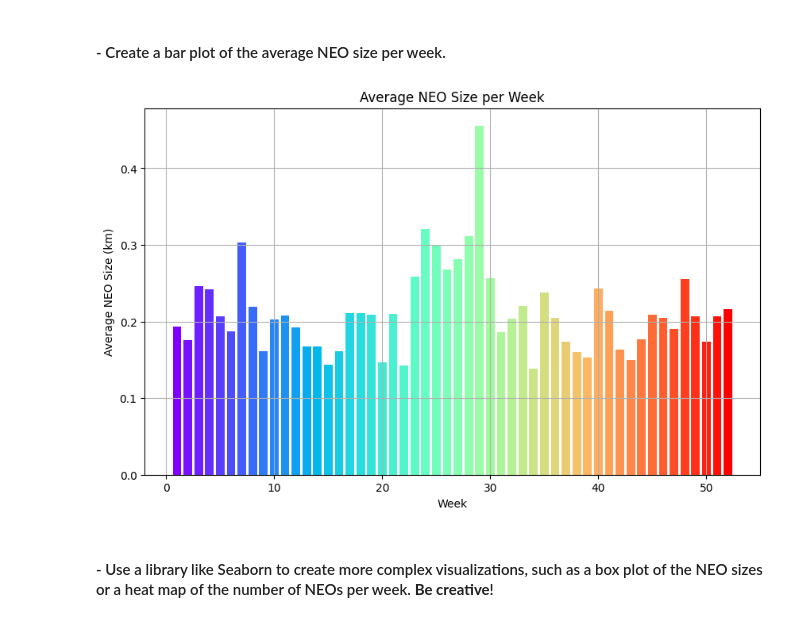
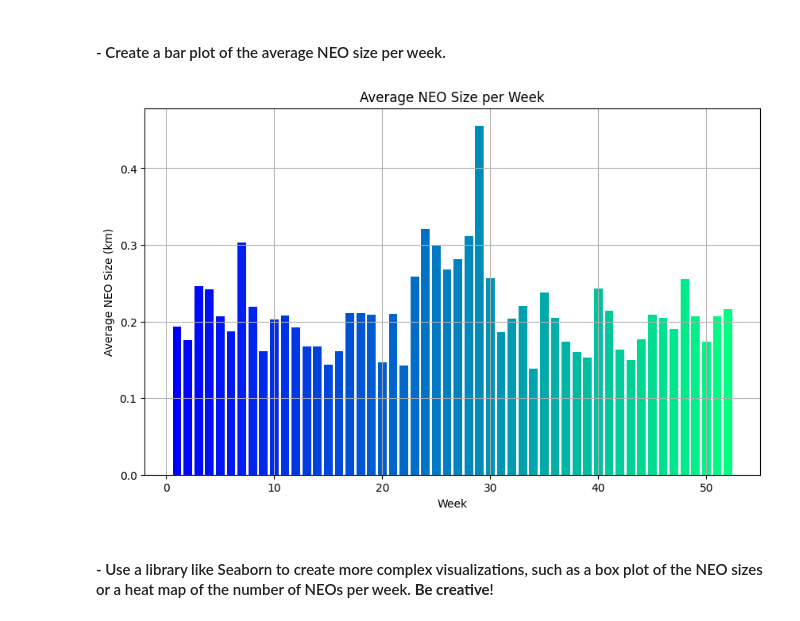
Before and after one commit to Strongside-87/Project-Delivery, a Jupyter notebook: 5_nasa_data_collection_and_visualization.ipynb, the cells around one changed output. Saved outputs shown, nothing was run; the diff lists cells and outputs as text; code cells hidden in the pictures.

```diff
--- a/5_nasa_data_collection_and_visualization.ipynb
+++ b/5_nasa_data_collection_and_visualization.ipynb
@@ -62,2 +62,19 @@ estimated_diameter: {'kilometers': {'estimated_diameter_min': 0.0278326768, 'est
 # %% [markdown]
 For the remaining tasks, you have to organize the data as pd.DataFrame so as to suit the specific need in each task. This part may require a considerably amount of efforts, which is normal in data science and analytics works.
+# %%
+import json
+import pandas as pd
+
+
+flattened_data = []
+for dff in data:
+    near_earth_objects = dff["near_earth_objects"]
+
+    for date, objects in near_earth_objects.items():
+        for obj in objects:
+            obj["close_approach_date"] = date
+            flattened_data.append(obj)
+
+main_df = pd.json_normalize(flattened_data)
+
+main_df.head()
@@ -188,25 +204,25 @@ plt.show()
 # %%
 import numpy as np
 # Convert the 'Date' column to datetime format
 df['Date'] = pd.to_datetime(df['Date'])
 
 # Group the data by week and calculate the average NEO size per week
 weekly_neo_avg_size = df.groupby(df['Date'].dt.isocalendar().week)['NEO Size (km)'].mean()
 
 # Create a colormap with rainbow colors
 num_weeks = len(weekly_neo_avg_size)
-colors = plt.cm.rainbow(np.linspace(0, 1, num_weeks))
+colors = plt.cm.winter(np.linspace(0, 1, num_weeks))
 
 # Create a bar plot of the average NEO size per week with rainbow colors
 plt.figure(figsize=(10, 6))
 plt.bar(weekly_neo_avg_size.index, weekly_neo_avg_size.values, color=colors)
 plt.xlabel('Week')
 plt.ylabel('Average NEO Size (km)')
 plt.title('Average NEO Size per Week')
 plt.grid(True)
 plt.show()
 # %% [output]
-[figure, old version]
+[figure, new version]
 # %% [markdown]
 #### - Use a library like Seaborn to create more complex visualizations, such as a box plot of the NEO sizes or a heat map of the number of NEOs per week. **Be creative**!
 # %%
```
Also changed, not shown: parts of 3 cells of this notebook.
